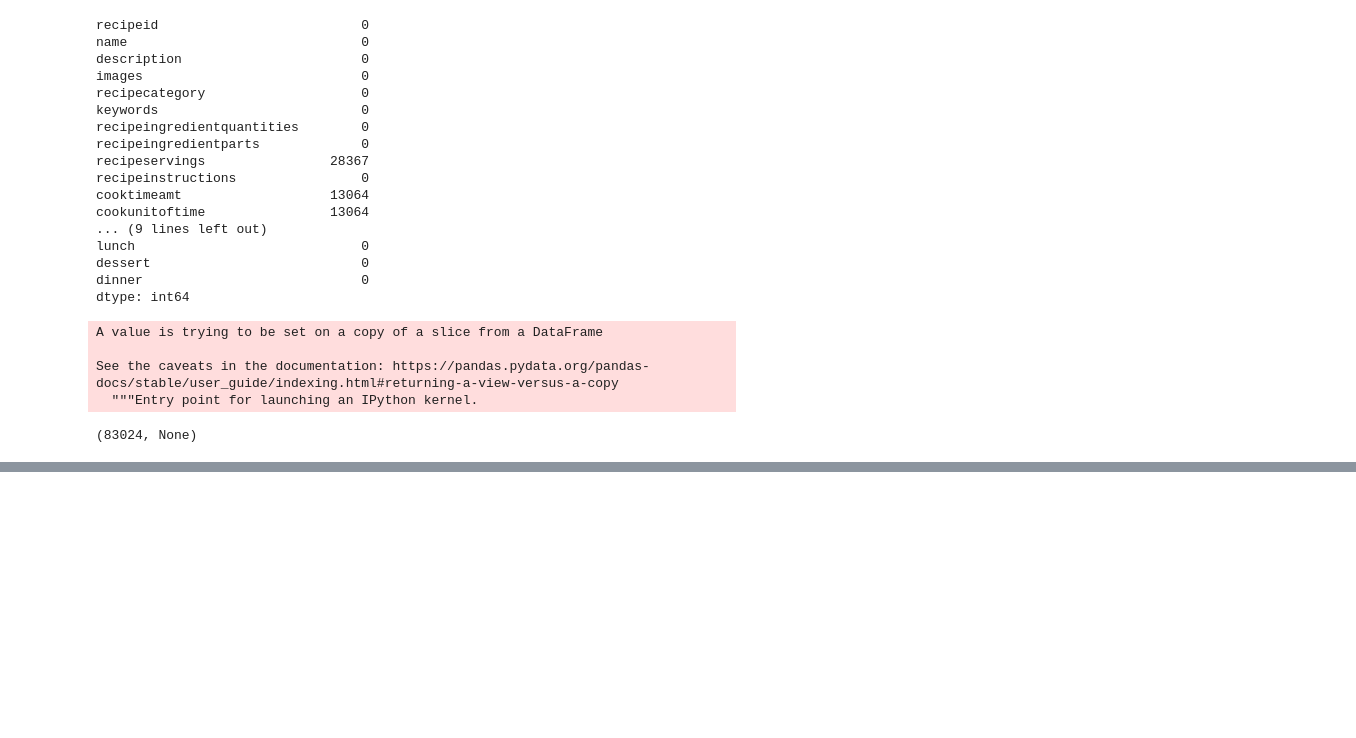
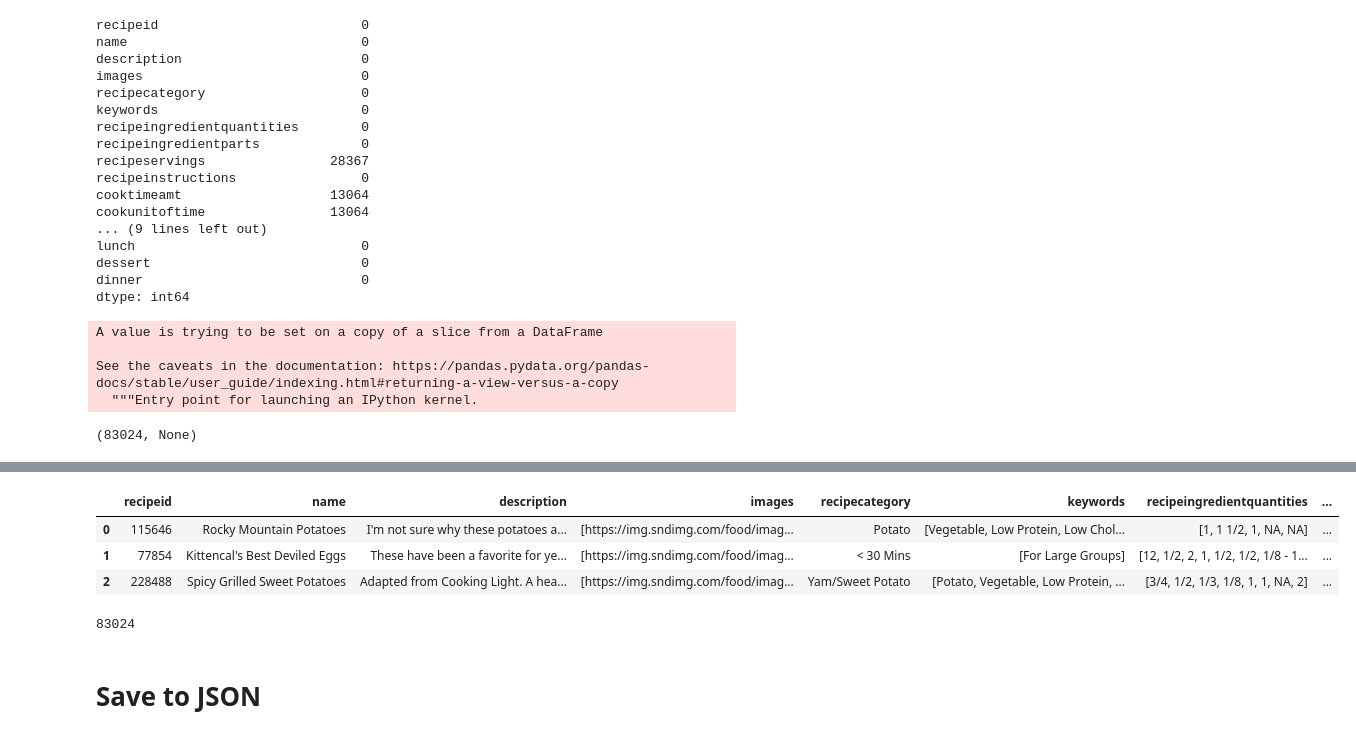
Before and after one commit to laternader/snackathon, a Jupyter notebook: Cleaning-the-data.ipynb, the cells around one changed output, grey strips where cells are left out. Saved outputs shown, nothing was run; the diff lists cells and outputs as text; code cells hidden in the pictures; blank space fills up the shorter version.

```diff
--- a/Cleaning-the-data.ipynb
+++ b/Cleaning-the-data.ipynb
@@ -513,0 +525,7 @@ See the caveats in the documentation: https://pandas.pydata.org/pandas-docs/stab
+# %%
+a = alan.images[0]
+print(1,a)
+a = a.split('"')
+print(2,a)
+a = [item for item in a if item[:5] == 'https']
+print(a) # same concept to this
@@ -513,0 +536,7 @@ See the caveats in the documentation: https://pandas.pydata.org/pandas-docs/stab
+# %%
+# Clean the images links
+for i in range(len(alan)):
+    string = alan.images[i]
+    string = string.split('"')
+    string = [item for item in a if item[:5] == 'https']
+    alan.images[i] = string
@@ -513,0 +552,13 @@ See the caveats in the documentation: https://pandas.pydata.org/pandas-docs/stab
+# %%
+alan.head(3)
+# %% [output]
+|  | recipeid | name | description | images | recipecategory | keywords | recipeingredientquantities | ... |
+| 0 | 115646 | Rocky Mountain Potatoes | I'm not sure why these potatoes a... | [https://img.sndimg.com/food/imag... | Potato | [Vegetable, Low Protein, Low Chol... | [1, 1 1/2, 1, NA, NA] | ... |
+| 1 | 77854 | Kittencal's Best Deviled Eggs | These have been a favorite for ye... | [https://img.sndimg.com/food/imag... | < 30 Mins | [For Large Groups] | [12, 1/2, 2, 1, 1/2, 1/2, 1/8 - 1... | ... |
+| 2 | 228488 | Spicy Grilled Sweet Potatoes | Adapted from Cooking Light. A hea... | [https://img.sndimg.com/food/imag... | Yam/Sweet Potato | [Potato, Vegetable, Low Protein, ... | [3/4, 1/2, 1/3, 1/8, 1, 1, NA, 2] | ... |
+# %%
+len(alan)
+# %% [output]
+83024
+# %% [markdown]
+# Save to JSON
```
Also changed, not shown: parts of 3 cells of this notebook.
